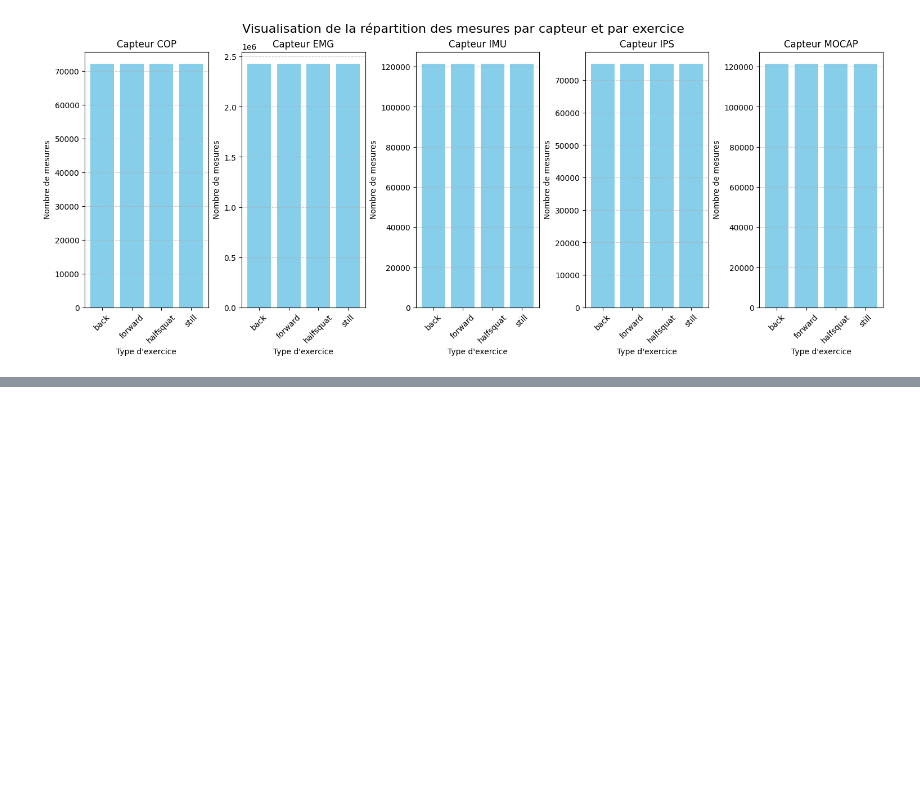
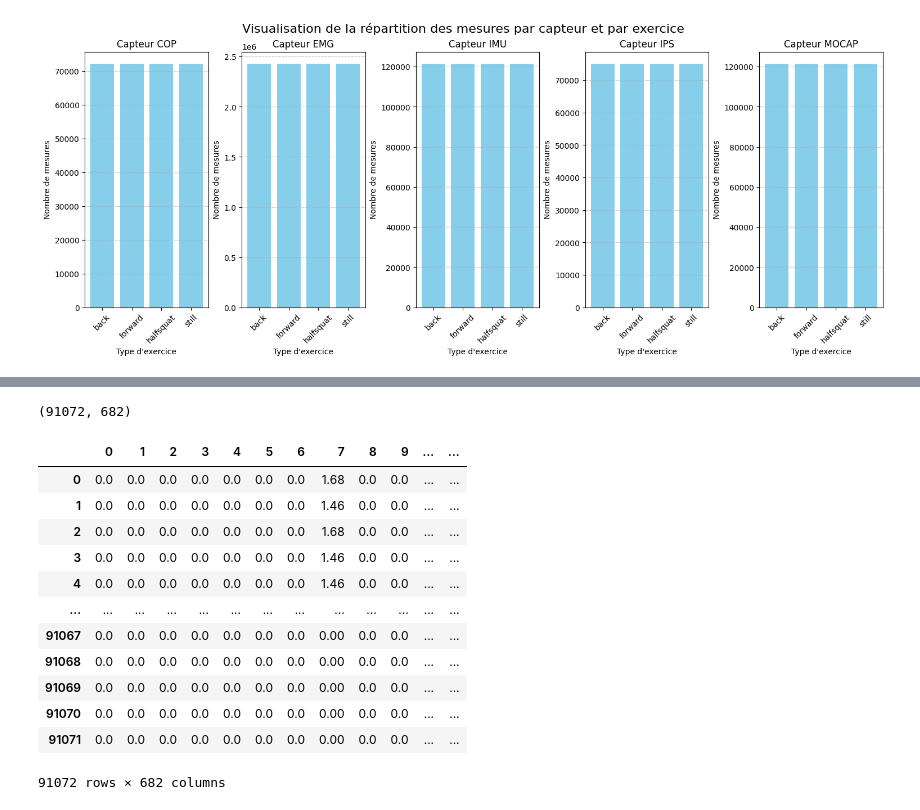
Before and after one commit to Florian-DAUVERGNE/Projet_Architectures_de_traitement_complexes, a Jupyter notebook: projet.ipynb, the cells around one changed output, grey strips where cells are left out. Cells and saved outputs as stored; diff of their text form; code cells hidden in the pictures; blank space fills up the shorter version.

```diff
--- a/projet.ipynb
+++ b/projet.ipynb
@@ -320,0 +325,22 @@ plt.show()
+# %%
+ips_df = pd.read_csv(f"{PROCESSED_DATASETS_PATH}/unbalanced/back/ips.csv")
+# %%
+ips_df.shape
+# %% [output]
+(91072, 682)
+# %%
+ips_df
+# %% [output]
+|  | 0 | 1 | 2 | 3 | 4 | 5 | 6 | 7 | 8 | 9 | ... | ... |
+| 0 | 0.0 | 0.0 | 0.0 | 0.0 | 0.0 | 0.0 | 0.0 | 1.68 | 0.0 | 0.0 | ... | ... |
+| 1 | 0.0 | 0.0 | 0.0 | 0.0 | 0.0 | 0.0 | 0.0 | 1.46 | 0.0 | 0.0 | ... | ... |
+| 2 | 0.0 | 0.0 | 0.0 | 0.0 | 0.0 | 0.0 | 0.0 | 1.68 | 0.0 | 0.0 | ... | ... |
+| 3 | 0.0 | 0.0 | 0.0 | 0.0 | 0.0 | 0.0 | 0.0 | 1.46 | 0.0 | 0.0 | ... | ... |
+| 4 | 0.0 | 0.0 | 0.0 | 0.0 | 0.0 | 0.0 | 0.0 | 1.46 | 0.0 | 0.0 | ... | ... |
+| ... | ... | ... | ... | ... | ... | ... | ... | ... | ... | ... | ... | ... |
+| 91067 | 0.0 | 0.0 | 0.0 | 0.0 | 0.0 | 0.0 | 0.0 | 0.00 | 0.0 | 0.0 | ... | ... |
+| 91068 | 0.0 | 0.0 | 0.0 | 0.0 | 0.0 | 0.0 | 0.0 | 0.00 | 0.0 | 0.0 | ... | ... |
+| 91069 | 0.0 | 0.0 | 0.0 | 0.0 | 0.0 | 0.0 | 0.0 | 0.00 | 0.0 | 0.0 | ... | ... |
+| 91070 | 0.0 | 0.0 | 0.0 | 0.0 | 0.0 | 0.0 | 0.0 | 0.00 | 0.0 | 0.0 | ... | ... |
+| 91071 | 0.0 | 0.0 | 0.0 | 0.0 | 0.0 | 0.0 | 0.0 | 0.00 | 0.0 | 0.0 | ... | ... |
+91072 rows × 682 columns
```
Also changed, not shown: parts of 29 cells of this notebook.
